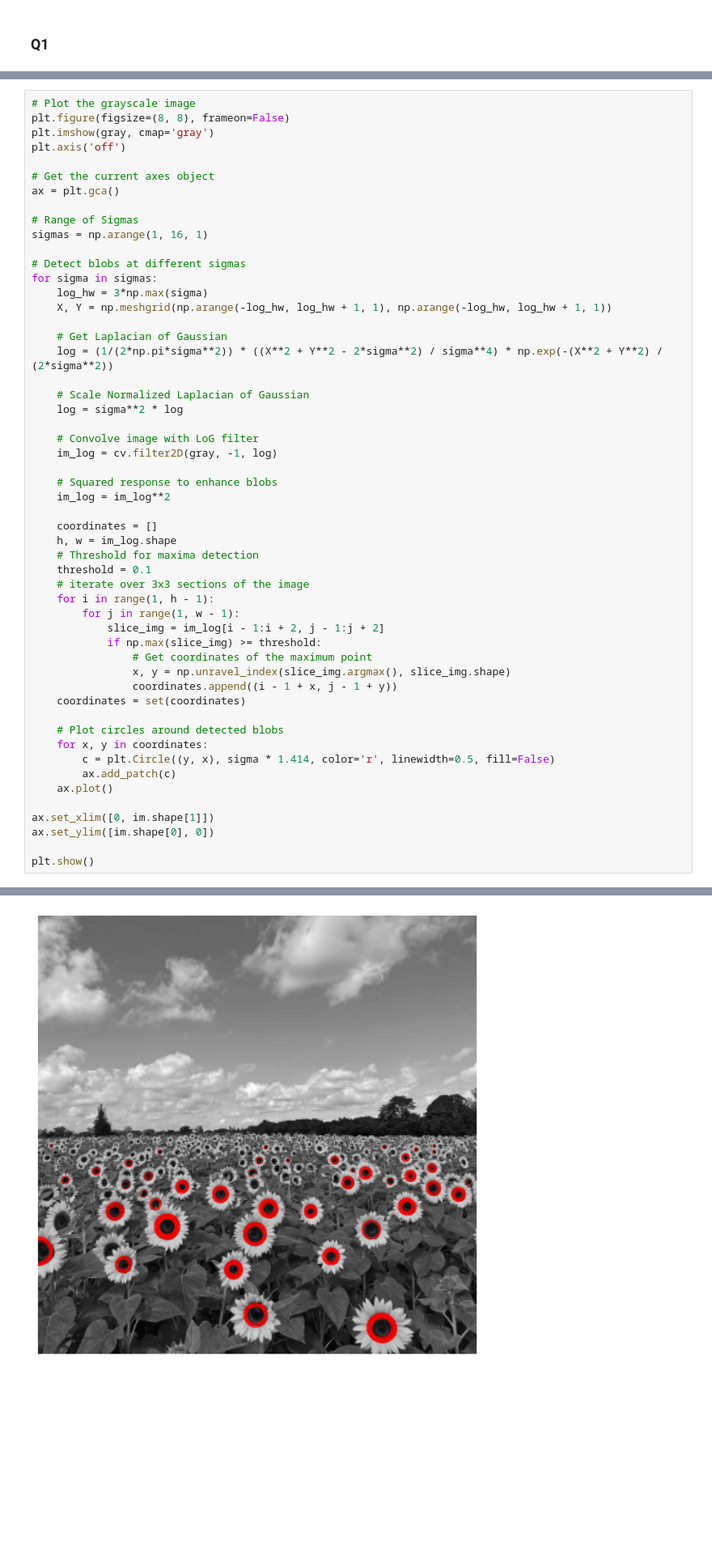
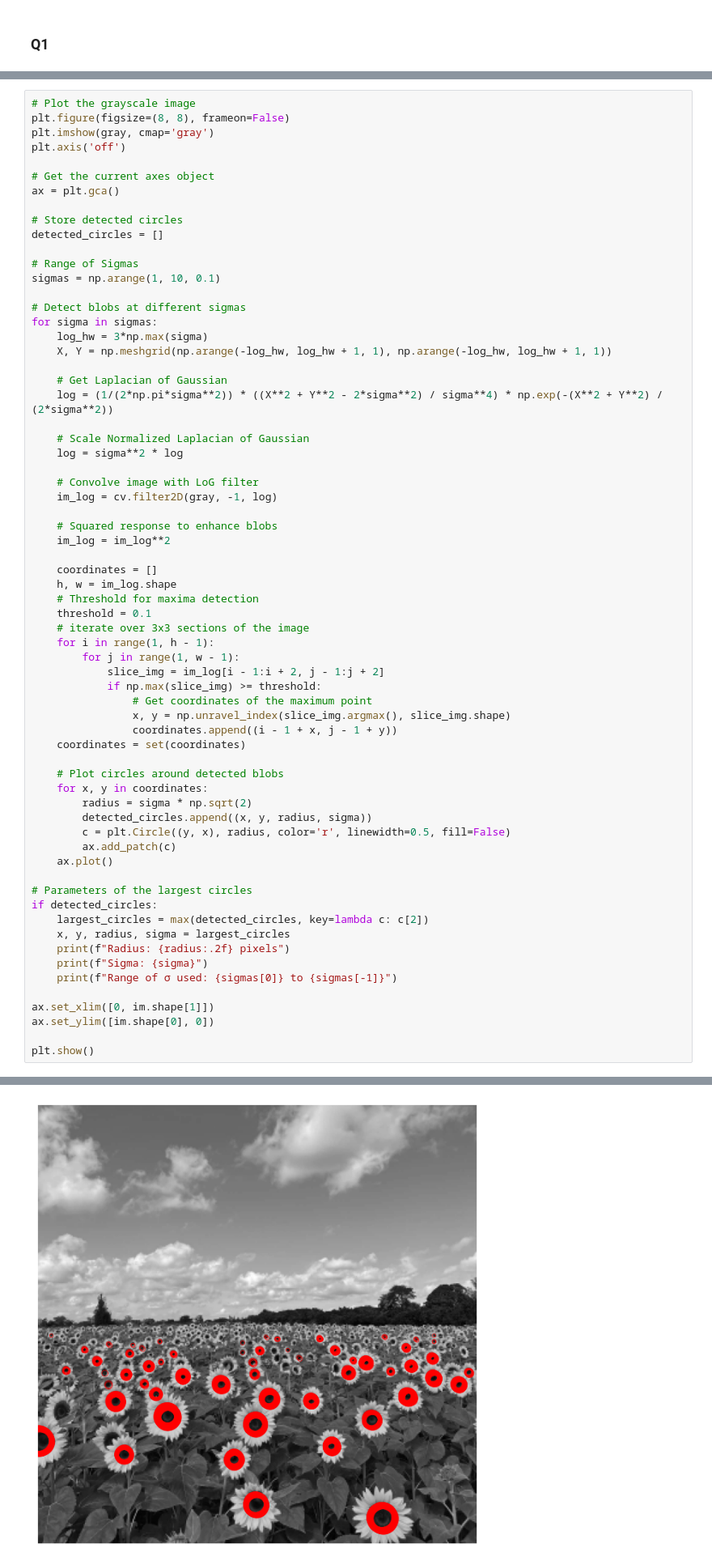
Before and after one commit to MohamedAazir/EN3160_Computer_Vision, a Jupyter notebook: Assignment_2/Assignment_2.ipynb, the cells around one changed output, grey strips where cells are left out. Shown: that part at 81% size. Saved outputs shown, nothing was run; the diff lists cells and outputs as text; blank space fills up the shorter version.

```diff
--- a/Assignment_2/Assignment_2.ipynb
+++ b/Assignment_2/Assignment_2.ipynb
@@ -22,8 +22,11 @@ plt.axis('off')
 # Get the current axes object
 ax = plt.gca()
 
+# Store detected circles
+detected_circles = []
+
 # Range of Sigmas
-sigmas = np.arange(1, 16, 1)
+sigmas = np.arange(1, 10, 0.1)
 
 # Detect blobs at different sigmas
 for sigma in sigmas:
@@ -58,9 +61,19 @@ for sigma in sigmas:
 
     # Plot circles around detected blobs
     for x, y in coordinates:
-        c = plt.Circle((y, x), sigma * 1.414, color='r', linewidth=0.5, fill=False)
+        radius = sigma * np.sqrt(2)
+        detected_circles.append((x, y, radius, sigma))
+        c = plt.Circle((y, x), radius, color='r', linewidth=0.5, fill=False)
         ax.add_patch(c)
     ax.plot()
+
+# Parameters of the largest circles
+if detected_circles:
+    largest_circles = max(detected_circles, key=lambda c: c[2])
+    x, y, radius, sigma = largest_circles
+    print(f"Radius: {radius:.2f} pixels")
+    print(f"Sigma: {sigma}")
+    print(f"Range of σ used: {sigmas[0]} to {sigmas[-1]}")
 
 ax.set_xlim([0, im.shape[1]])
 ax.set_ylim([im.shape[0], 0])
@@ -70 +86 @@ plt.show()
-[figure, old version]
+[figure, new version]
```
Also changed, not shown: parts of 3 cells of this notebook.
